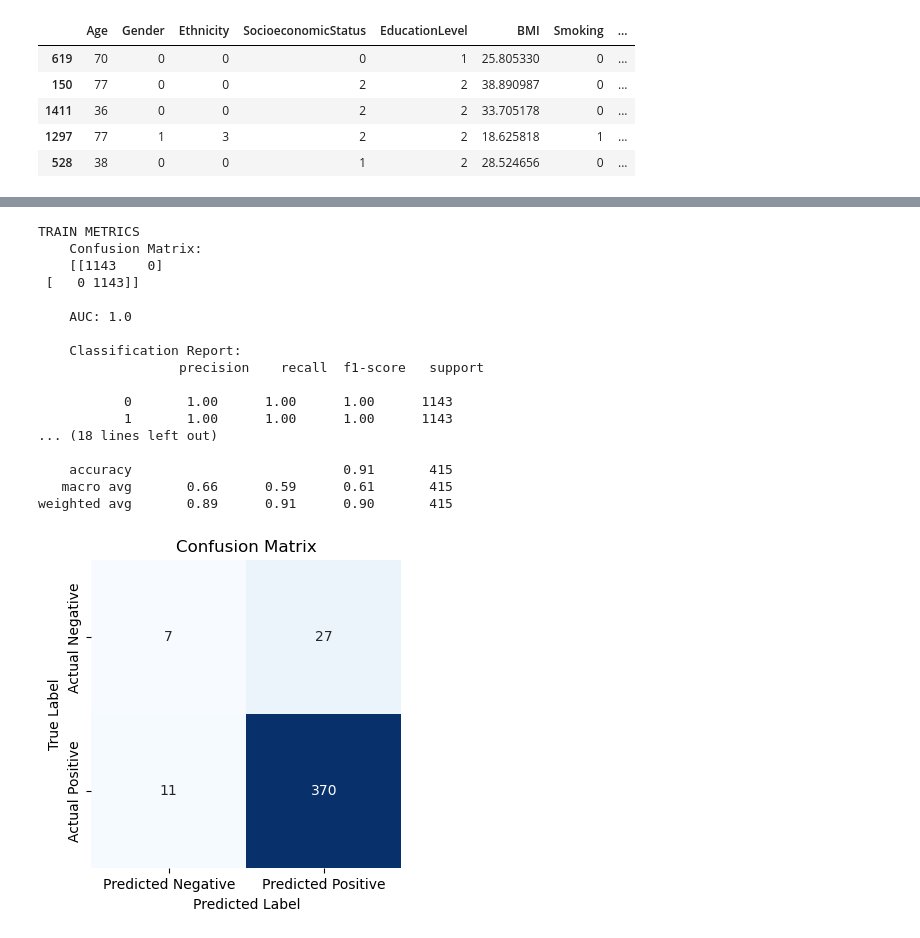
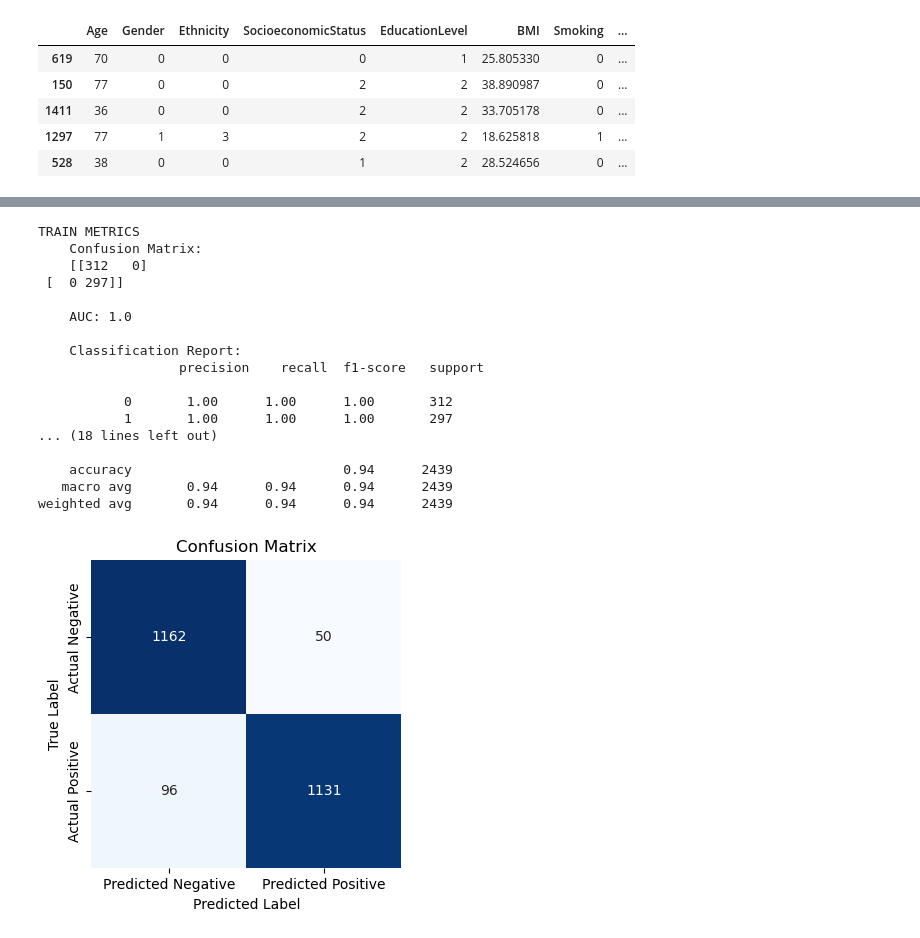
Before and after one commit to TheBoognish138/project-4, a Jupyter notebook: project/notebook.ipynb, the cells around one changed output, grey strips where cells are left out. Cells and saved outputs as stored; diff of their text form; code cells hidden in the pictures.

```diff
--- a/project/notebook.ipynb
+++ b/project/notebook.ipynb
@@ -207,8 +207,10 @@ X_train.head()
 # %%
 from imblearn.over_sampling import SMOTE
 from collections import Counter
-smote = SMOTE()
+smote = SMOTE(random_state=42)
+X_resampled, y_resampled = smote.fit_resample(X, y)
 
-X_train, y_train = smote.fit_resample(X_train, y_train)
-Counter(y_train)
+X_train, X_test, y_train, y_test = train_test_split(X_resampled, y_resampled, random_state=42, train_size=0.20)
+
+Counter(y_resampled)
 # %% [output]
@@ -562,28 +564,28 @@ weighted avg       0.88      0.89      0.89       415
 # %%
 # Step 2: Init the Model
 lgbm = Pipeline([
     ('preprocessor', preprocessor),
-    ('classifier', LGBMClassifier(random_state=42, verbose=-1))
+    ('classifier', LGBMClassifier(random_state=42, verbose=-1, n_estimators=225))
 ])
 
 # Do Machine Learning
 doClassification(lgbm, X_train, X_test, y_train, y_test)
 # %% [output]
 TRAIN METRICS
     Confusion Matrix:
-    [[1143    0]
- [   0 1143]]
+    [[312   0]
+ [  0 297]]
 
     AUC: 1.0
 
     Classification Report:
                   precision    recall  f1-score   support
 
-           0       1.00      1.00      1.00      1143
-           1       1.00      1.00      1.00      1143
+           0       1.00      1.00      1.00       312
+           1       1.00      1.00      1.00       297
 ... (18 lines left out)
 
-    accuracy                           0.91       415
-   macro avg       0.66      0.59      0.61       415
-weighted avg       0.89      0.91      0.90       415
+    accuracy                           0.94      2439
+   macro avg       0.94      0.94      0.94      2439
+weighted avg       0.94      0.94      0.94      2439
-[figure, old version]
+[figure, new version]
```
Also changed, not shown: parts of 23 cells of this notebook, 1 other file.
